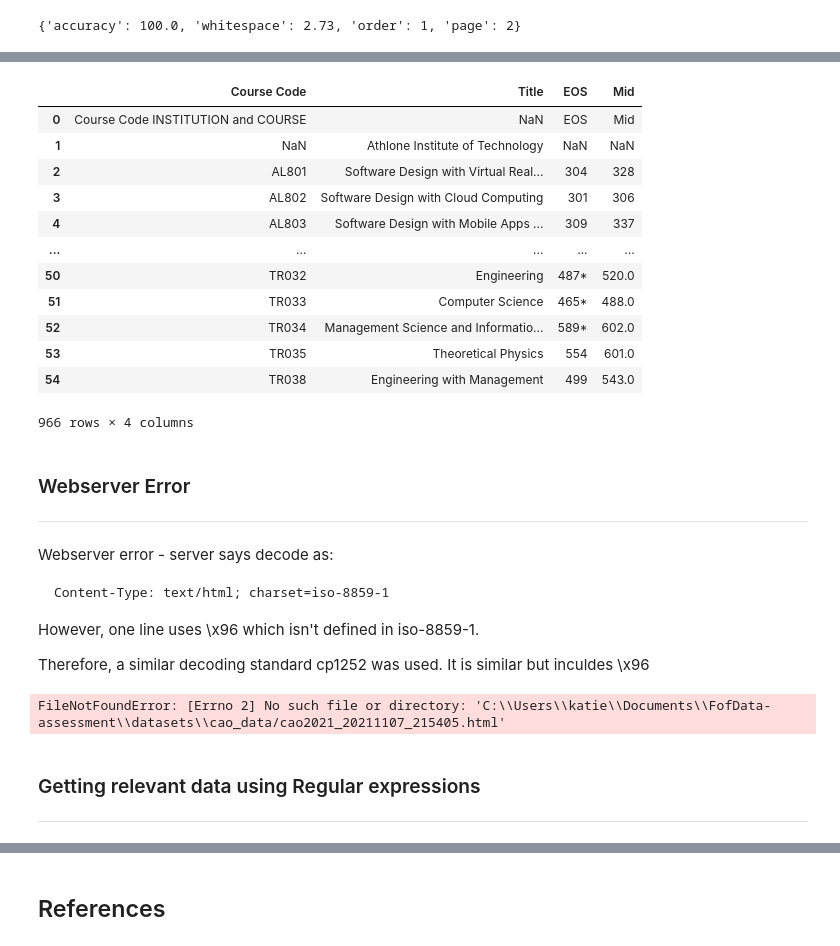
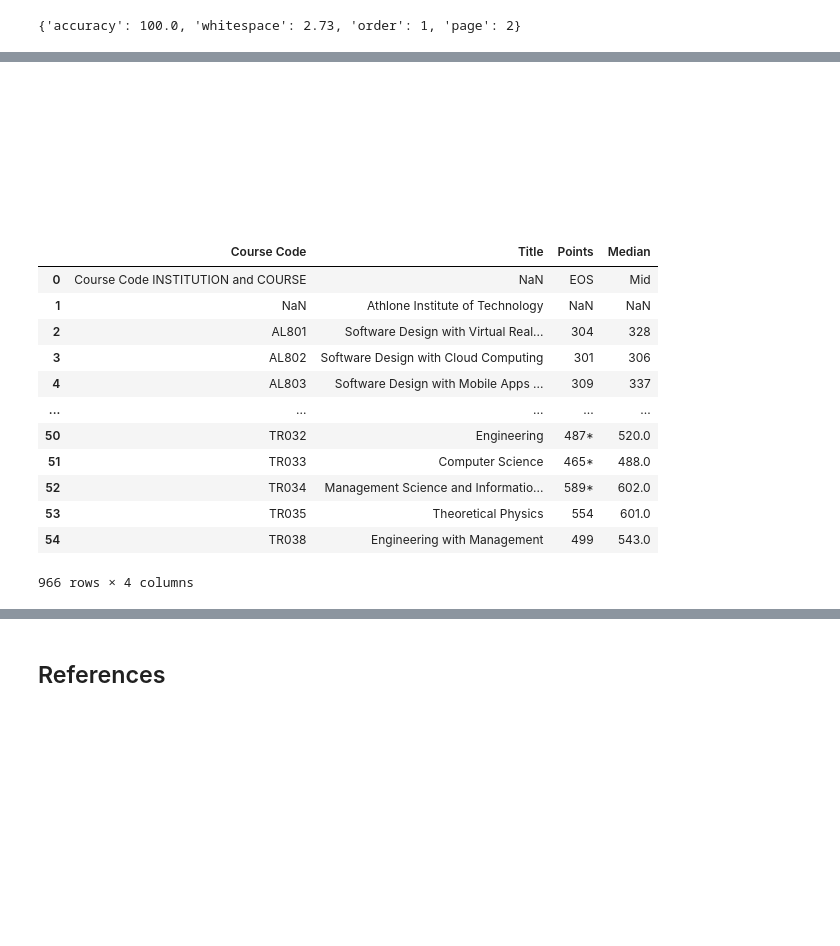
Before and after one commit to kmcd14/FofData-assessment, a Jupyter notebook: cao.ipynb, the cells around one changed output, grey strips where cells are left out. Cells and saved outputs as stored; diff of their text form; code cells hidden in the pictures; blank space fills up the shorter version.

Commit message:
getting data for level 6/7 courses for 2021, 2020, 2019

```diff
--- a/cao.ipynb
+++ b/cao.ipynb
@@ -267,14 +625,28 @@ with ZipFile('datasets/2019_points.zip', 'r') as df:
+# %%
+# To merge csv files into one
+import os, glob
+
+# Creating a path
+path = '2019_points/'
+# %% [markdown]
+<br>
+# %% [markdown]
+<br>
 # %%
-import os, glob
+# Find csvs which match this pattern
+filelist = glob.glob(path + '2019_*.csv')
 
-
-path = "FofData-assessment/datasets/"
-filelist = glob.glob(path + '2019_*.csv')
-frame = pd.concat([pd.read_csv(file,names=['Course Code','Title','EOS','Mid' ]) for file in filelist])
+# Merge them together with these column headings
+df2019 = pd.concat([pd.read_csv(file, names=['Course Code','Title','Points','Median' ]) for file in filelist])
+# %% [markdown]
+<br>
+# %% [markdown]
+<br>
 # %%
-frame
+# Checking pandas dataframe
+df2019
 # %% [output]
-|  | Course Code | Title | EOS | Mid |
+|  | Course Code | Title | Points | Median |
 | 0 | Course Code INSTITUTION and COURSE | NaN | EOS | Mid |
 | 1 | NaN | Athlone Institute of Technology | NaN | NaN |
 | 2 | AL801 | Software Design with Virtual Real... | 304 | 328 |
@@ -287,14 +659,3 @@ frame
 | 53 | TR035 | Theoretical Physics | 554 | 601.0 |
 | 54 | TR038 | Engineering with Management | 499 | 543.0 |
 966 rows × 4 columns
-# %% [markdown]
-### Webserver Error
-
-***
-# %% [markdown]
-Webserver error - server says decode as:
-
-    Content-Type: text/html; charset=iso-8859-1
-However, one line uses \x96 which isn't defined in iso-8859-1.
-
-Therefore, a similar decoding standard cp1252 was used. It is similar but inculdes \x96
@@ -307,10 +661,0 @@ response.encoding = 'cp1252'
-# %%
-# Saving the orginal html file.
-with open(path, 'w') as f: # Opening path in write mode
-    f.write(response.text)
-# %% [output]
-FileNotFoundError: [Errno 2] No such file or directory: 'C:\\Users\\katie\\Documents\\FofData-assessment\\datasets\\cao_data/cao2021_20211107_215405.html'
-# %% [markdown]
-### Getting relevant data using Regular expressions
-
-***
```
Also changed, not shown: parts of 205 cells of this notebook, 27 other files.
